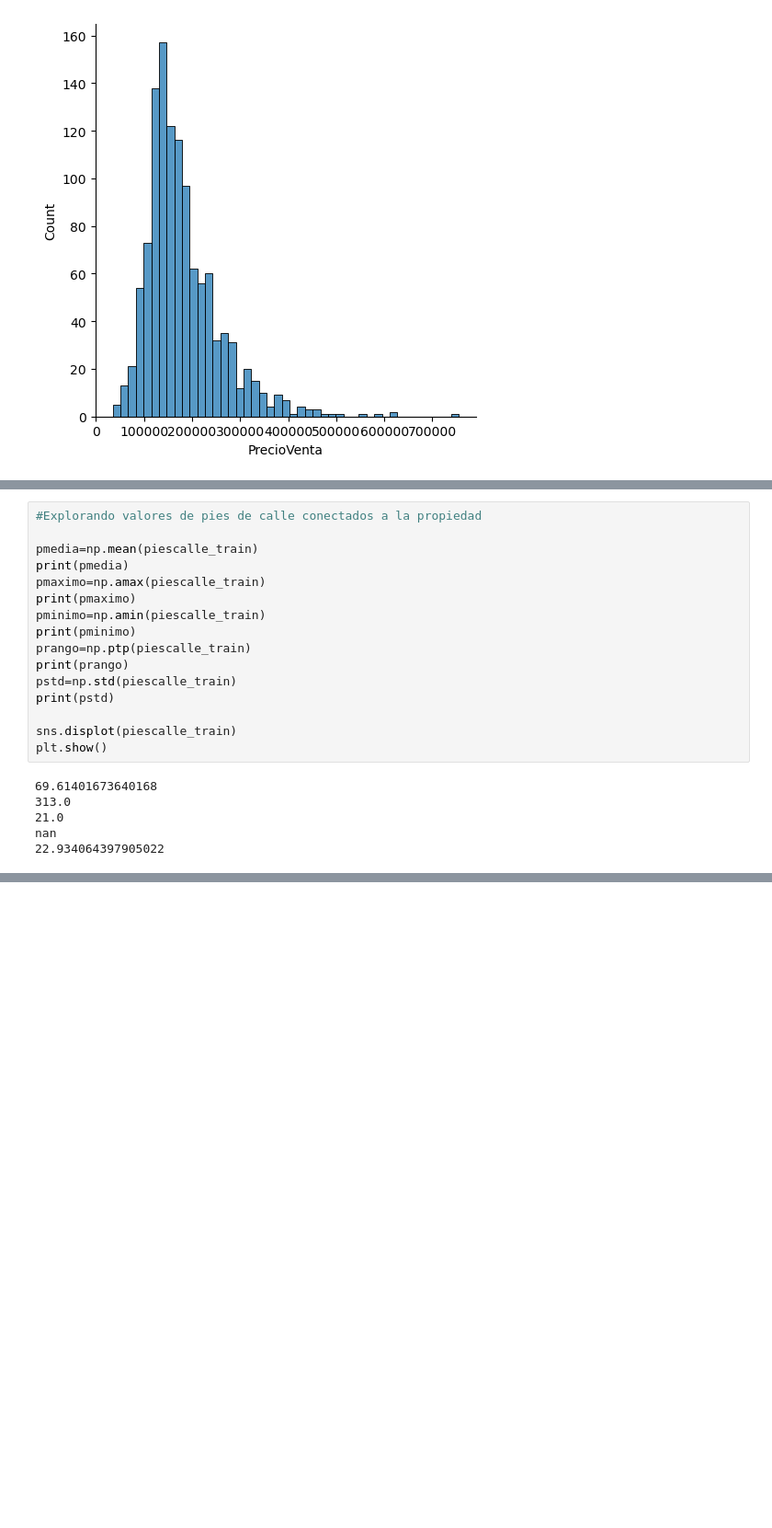
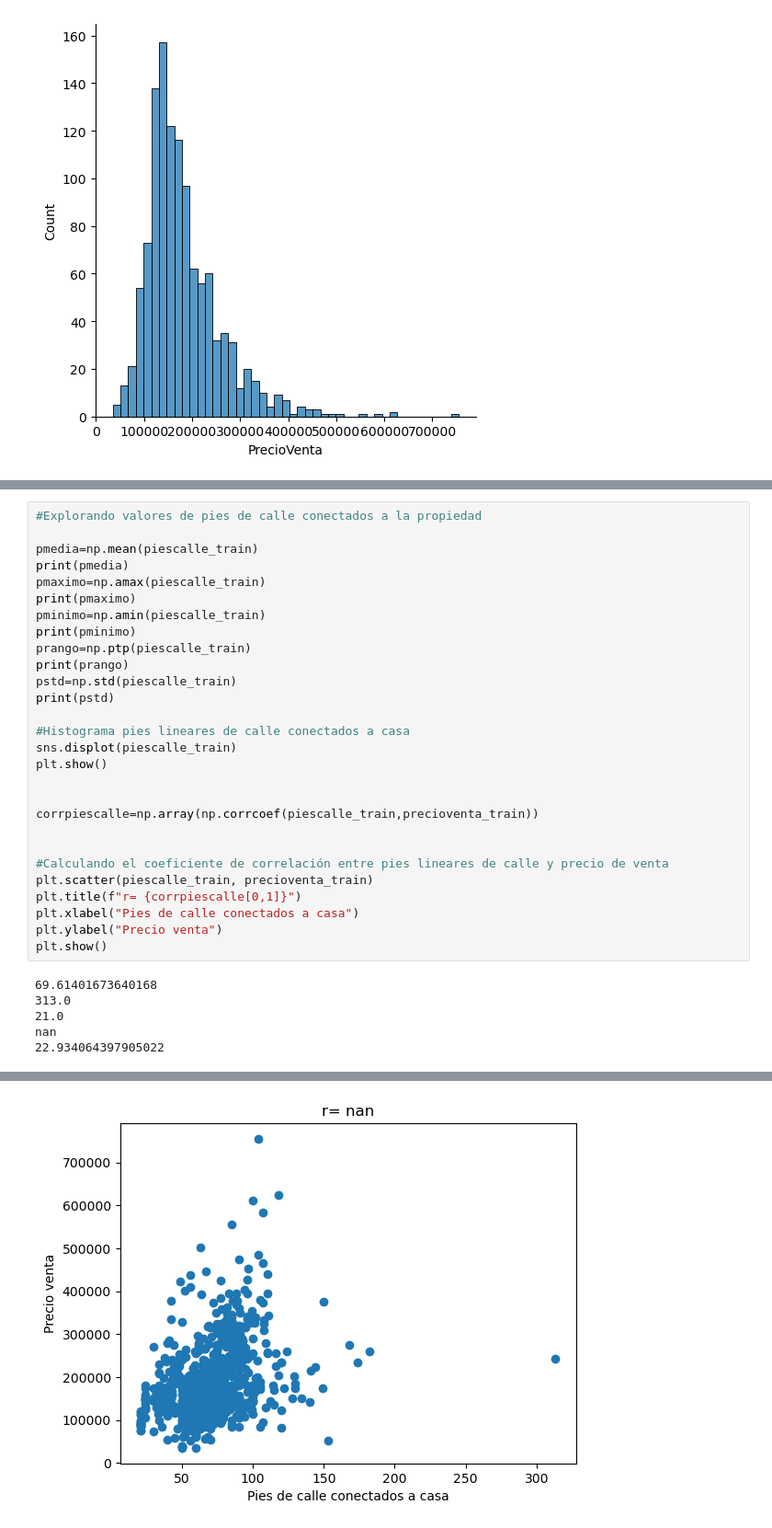
Before and after one commit to EdgarMazariegos/Proyecto1python, a Jupyter notebook: proyecto1.ipynb, the cells around one changed output, grey strips where cells are left out. Shown at 92% size. Drawn from its saved outputs; the diff is of its cells as text; blank space fills up the shorter version.

```diff
--- a/proyecto1.ipynb
+++ b/proyecto1.ipynb
@@ -160,23 +202,36 @@ plt.show()
 # %%
 #Explorando valores de pies de calle conectados a la propiedad
 
 pmedia=np.mean(piescalle_train)
 print(pmedia)
 pmaximo=np.amax(piescalle_train)
 print(pmaximo)
 pminimo=np.amin(piescalle_train)
 print(pminimo)
 prango=np.ptp(piescalle_train)
 print(prango)
 pstd=np.std(piescalle_train)
 print(pstd)
 
+#Histograma pies lineares de calle conectados a casa
 sns.displot(piescalle_train)
 plt.show()
+
+
+corrpiescalle=np.array(np.corrcoef(piescalle_train,precioventa_train))
+
+
+#Calculando el coeficiente de correlación entre pies lineares de calle y precio de venta
+plt.scatter(piescalle_train, precioventa_train)
+plt.title(f"r= {corrpiescalle[0,1]}")
+plt.xlabel("Pies de calle conectados a casa")
+plt.ylabel("Precio venta")
+plt.show()
 # %% [output]
 69.61401673640168
 313.0
 21.0
 nan
 22.934064397905022
 [figure]
+[figure, added]
```
Also changed, not shown: parts of 6 cells of this notebook.
